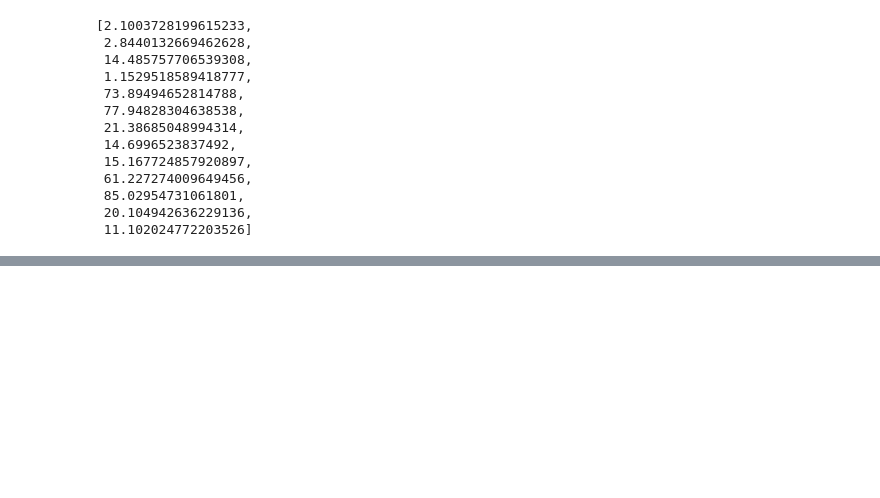
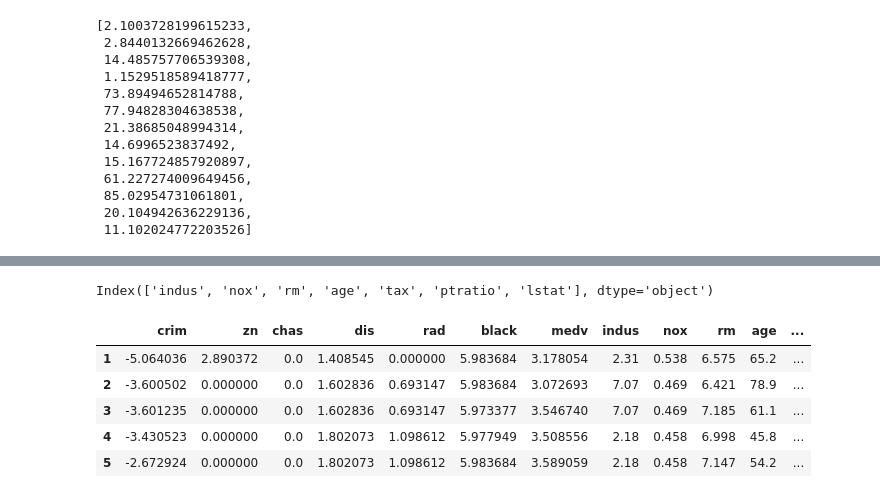
Before and after one commit to EshaanJoshiSDBI/Notes, a Jupyter notebook: Sem4/Fundamentals of Pattern Recognition/Nov29.ipynb, the cells around one changed output, grey strips where cells are left out. Cells and saved outputs as stored; diff of their text form; code cells hidden in the pictures; blank space fills up the shorter version.

```diff
--- a/Sem4/Fundamentals of Pattern Recognition/Nov29.ipynb
+++ b/Sem4/Fundamentals of Pattern Recognition/Nov29.ipynb
@@ -355,0 +504,2 @@ variance_inflation_factor()
+# %%
+df_log = np.log(df_skewed)
@@ -355,0 +515,19 @@ variance_inflation_factor()
+# %%
+col1 = df_boston.drop(df_skewed.columns.to_list(),axis=1).columns
+# %%
+col1 = col1[0:7]
+# %%
+col1
+# %% [output]
+Index(['indus', 'nox', 'rm', 'age', 'tax', 'ptratio', 'lstat'], dtype='object')
+# %%
+df_new = pd.concat([df_log,df_boston[col1]],axis = 1)
+# %%
+df_new.head()
+# %% [output]
+|  | crim | zn | chas | dis | rad | black | medv | indus | nox | rm | age | ... |
+| 1 | -5.064036 | 2.890372 | 0.0 | 1.408545 | 0.000000 | 5.983684 | 3.178054 | 2.31 | 0.538 | 6.575 | 65.2 | ... |
+| 2 | -3.600502 | 0.000000 | 0.0 | 1.602836 | 0.693147 | 5.983684 | 3.072693 | 7.07 | 0.469 | 6.421 | 78.9 | ... |
+| 3 | -3.601235 | 0.000000 | 0.0 | 1.602836 | 0.693147 | 5.973377 | 3.546740 | 7.07 | 0.469 | 7.185 | 61.1 | ... |
+| 4 | -3.430523 | 0.000000 | 0.0 | 1.802073 | 1.098612 | 5.977949 | 3.508556 | 2.18 | 0.458 | 6.998 | 45.8 | ... |
+| 5 | -2.672924 | 0.000000 | 0.0 | 1.802073 | 1.098612 | 5.983684 | 3.589059 | 2.18 | 0.458 | 7.147 | 54.2 | ... |
```
Also changed, not shown: parts of 45 cells of this notebook.
